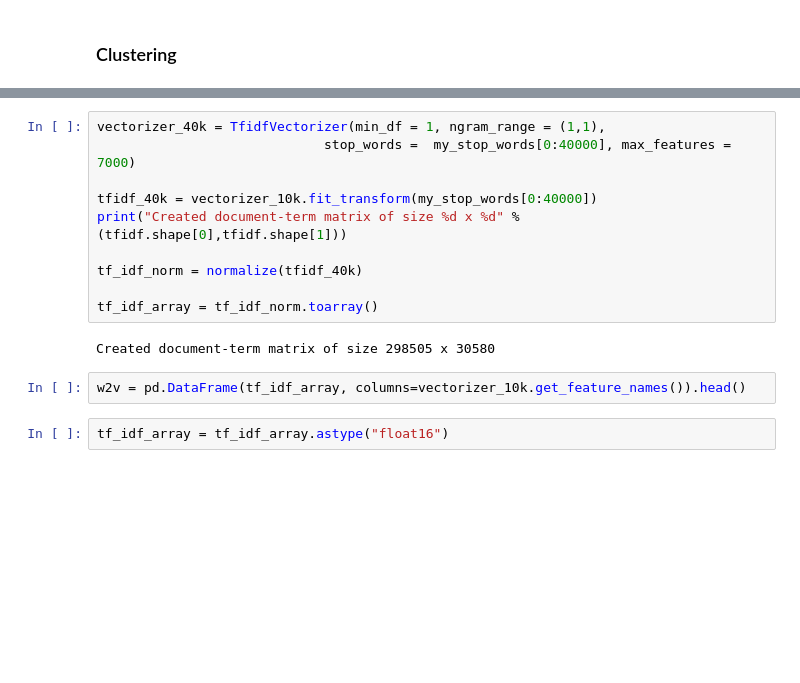
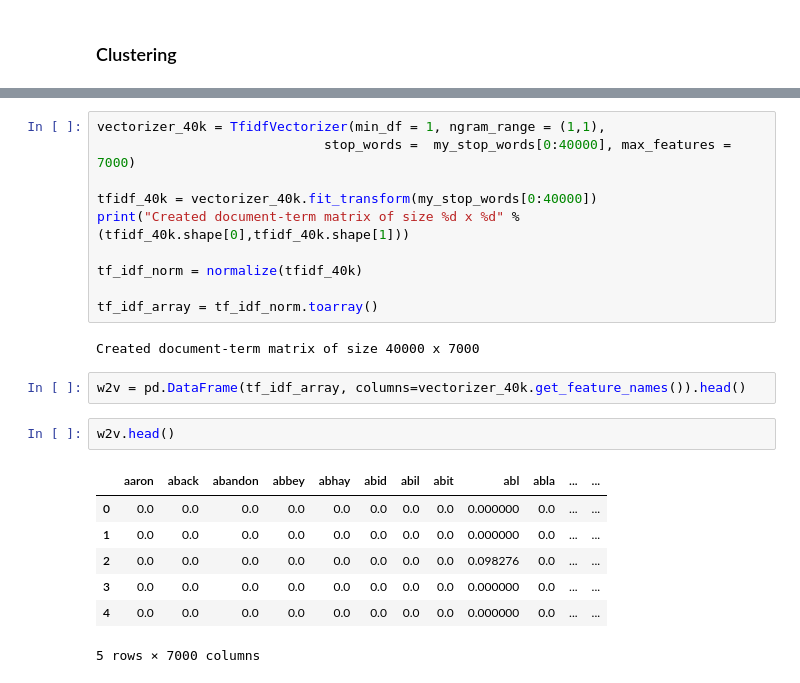
Before and after one commit to LingxingG/Data-Mining-Project, a Jupyter notebook: Tanny/Reviews Pre-processing.ipynb, the cells around one changed output, grey strips where cells are left out. Drawn from its saved outputs; the diff is of its cells as text; blank space fills up the shorter version.

```diff
--- a/Tanny/Reviews Pre-processing.ipynb
+++ b/Tanny/Reviews Pre-processing.ipynb
@@ -592,15 +594,23 @@ visualizer.poof;
 vectorizer_40k = TfidfVectorizer(min_df = 1, ngram_range = (1,1),
                              stop_words =  my_stop_words[0:40000], max_features = 7000)
 
-tfidf_40k = vectorizer_10k.fit_transform(my_stop_words[0:40000])
-print("Created document-term matrix of size %d x %d" % (tfidf.shape[0],tfidf.shape[1]))
+tfidf_40k = vectorizer_40k.fit_transform(my_stop_words[0:40000])
+print("Created document-term matrix of size %d x %d" % (tfidf_40k.shape[0],tfidf_40k.shape[1]))
 
 tf_idf_norm = normalize(tfidf_40k)
 
 tf_idf_array = tf_idf_norm.toarray()
 # %% [output]
-Created document-term matrix of size 298505 x 30580
+Created document-term matrix of size 40000 x 7000
 # %%
-w2v = pd.DataFrame(tf_idf_array, columns=vectorizer_10k.get_feature_names()).head()
+w2v = pd.DataFrame(tf_idf_array, columns=vectorizer_40k.get_feature_names()).head()
-# %%
-tf_idf_array = tf_idf_array.astype("float16")
+# %%
+w2v.head()
+# %% [output]
+|  | aaron | aback | abandon | abbey | abhay | abid | abil | abit | abl | abla | ... | ... |
+| 0 | 0.0 | 0.0 | 0.0 | 0.0 | 0.0 | 0.0 | 0.0 | 0.0 | 0.000000 | 0.0 | ... | ... |
+| 1 | 0.0 | 0.0 | 0.0 | 0.0 | 0.0 | 0.0 | 0.0 | 0.0 | 0.000000 | 0.0 | ... | ... |
+| 2 | 0.0 | 0.0 | 0.0 | 0.0 | 0.0 | 0.0 | 0.0 | 0.0 | 0.098276 | 0.0 | ... | ... |
+| 3 | 0.0 | 0.0 | 0.0 | 0.0 | 0.0 | 0.0 | 0.0 | 0.0 | 0.000000 | 0.0 | ... | ... |
+| 4 | 0.0 | 0.0 | 0.0 | 0.0 | 0.0 | 0.0 | 0.0 | 0.0 | 0.000000 | 0.0 | ... | ... |
+5 rows × 7000 columns
```
Also changed, not shown: parts of 15 cells of this notebook.
